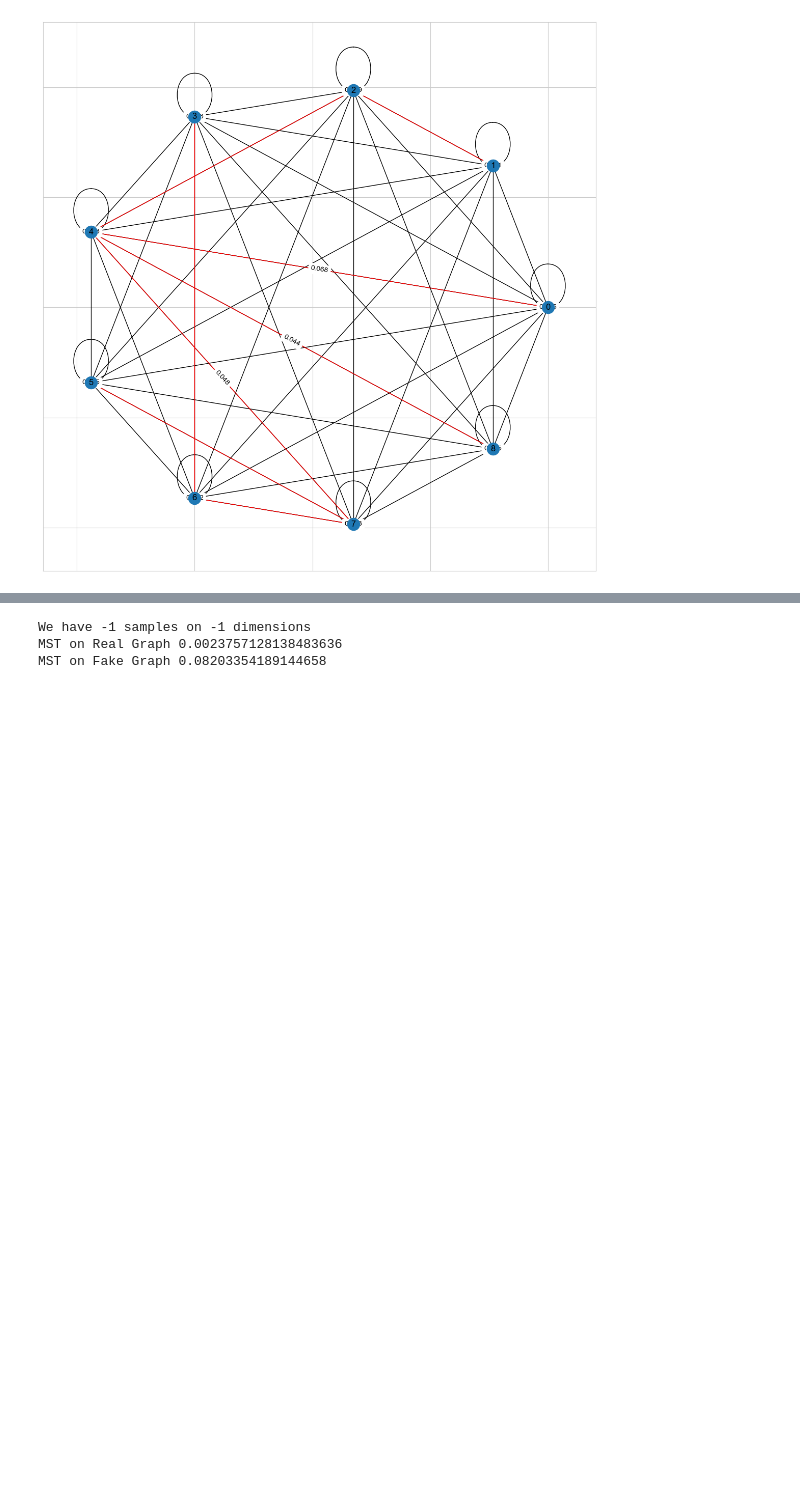
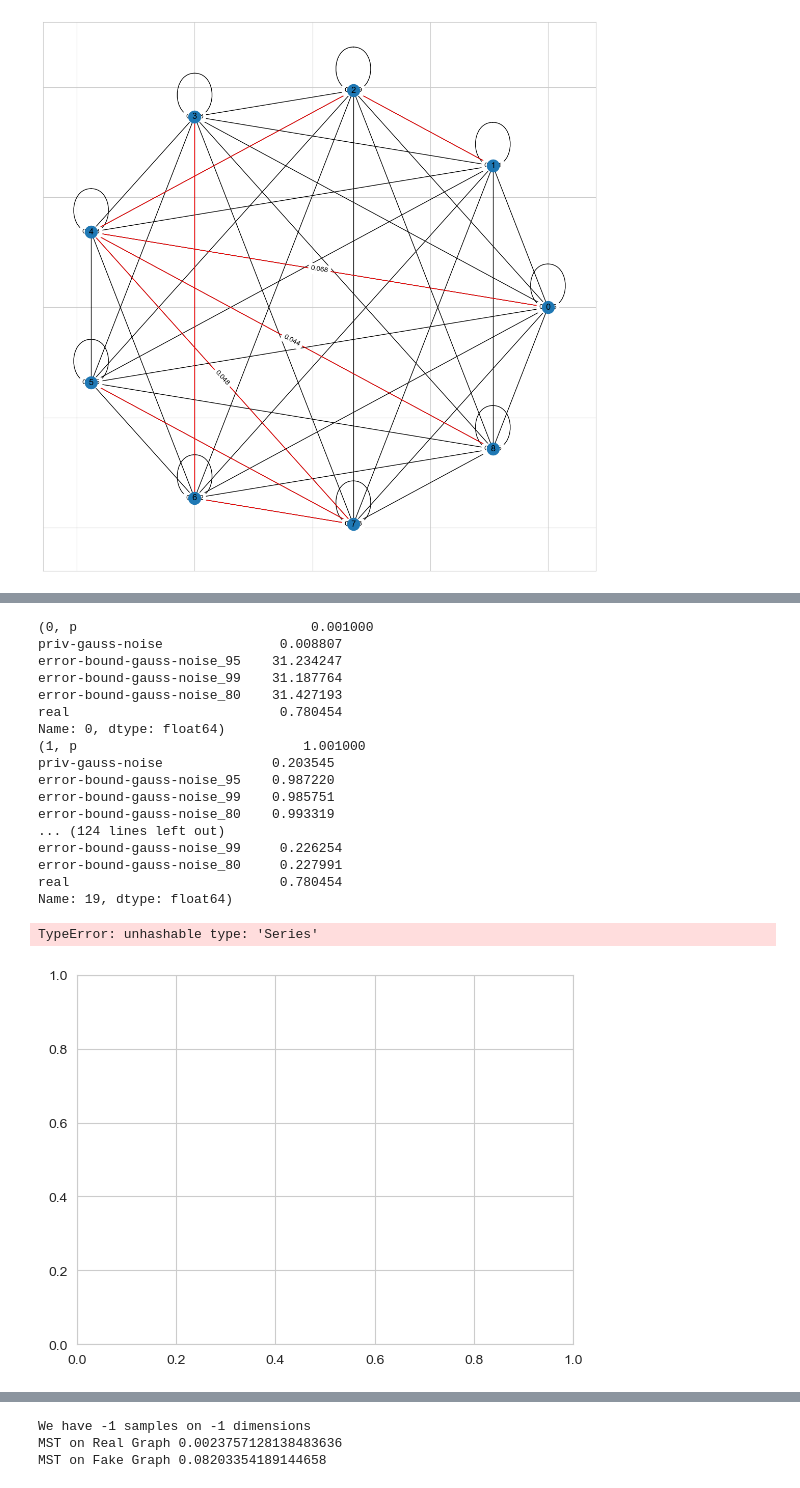
Before and after one commit to lukas681/private-mst, a Jupyter notebook: private_mst.ipynb, the cells around one changed output, grey strips where cells are left out. Saved outputs shown, nothing was run; the diff lists cells and outputs as text; code cells hidden in the pictures; blank space fills up the shorter version.

```diff
--- a/private_mst.ipynb
+++ b/private_mst.ipynb
@@ -379,0 +380,34 @@ spanning_tree.edges()
+# %%
+error_graph = pd.DataFrame()
+for dps in p_series.iterrows():
+    print(dps)
+    row = {
+        "p": dps[0],
+        "real error": abs(dps[1] - real_weight),
+        #"error-bound-noise 95%": dps[2]
+    }
+    error_graph = error_graph.append(row, ignore_index=True)
+ax = sb.lineplot(x='p', y='value', hue='variable',
+                 data=pd.melt(error_graph, ['p']))
+error_graph.show()
+# ax.set_ylim(-1,2)
+# %% [output]
+(0, p                              0.001000
+priv-gauss-noise               0.008807
+error-bound-gauss-noise_95    31.234247
+error-bound-gauss-noise_99    31.187764
+error-bound-gauss-noise_80    31.427193
+real                           0.780454
+Name: 0, dtype: float64)
+(1, p                             1.001000
+priv-gauss-noise              0.203545
+error-bound-gauss-noise_95    0.987220
+error-bound-gauss-noise_99    0.985751
+error-bound-gauss-noise_80    0.993319
+... (124 lines left out)
+error-bound-gauss-noise_99     0.226254
+error-bound-gauss-noise_80     0.227991
+real                           0.780454
+Name: 19, dtype: float64)
+TypeError: unhashable type: 'Series'
+[figure, added]
```
Also changed, not shown: parts of 4 cells of this notebook.
